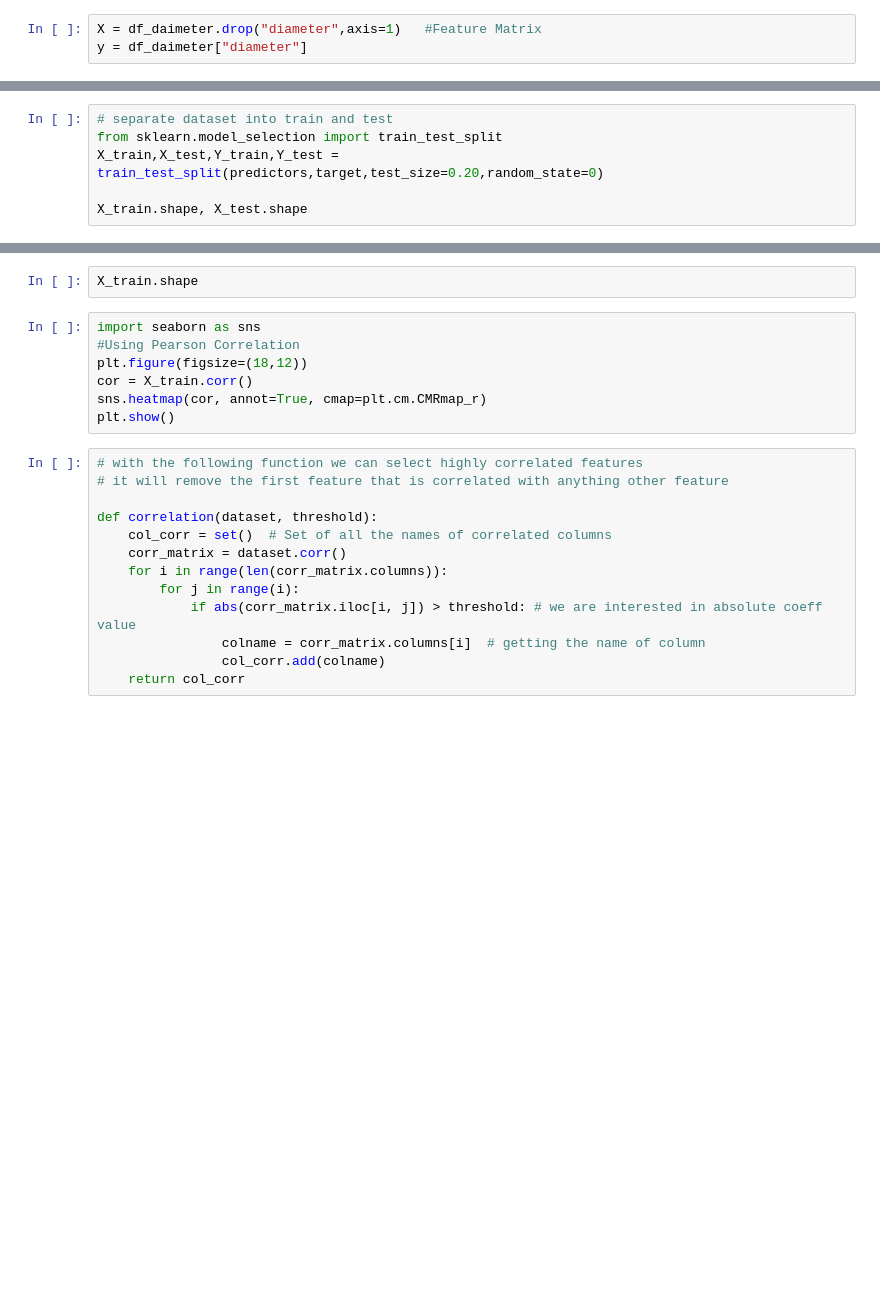
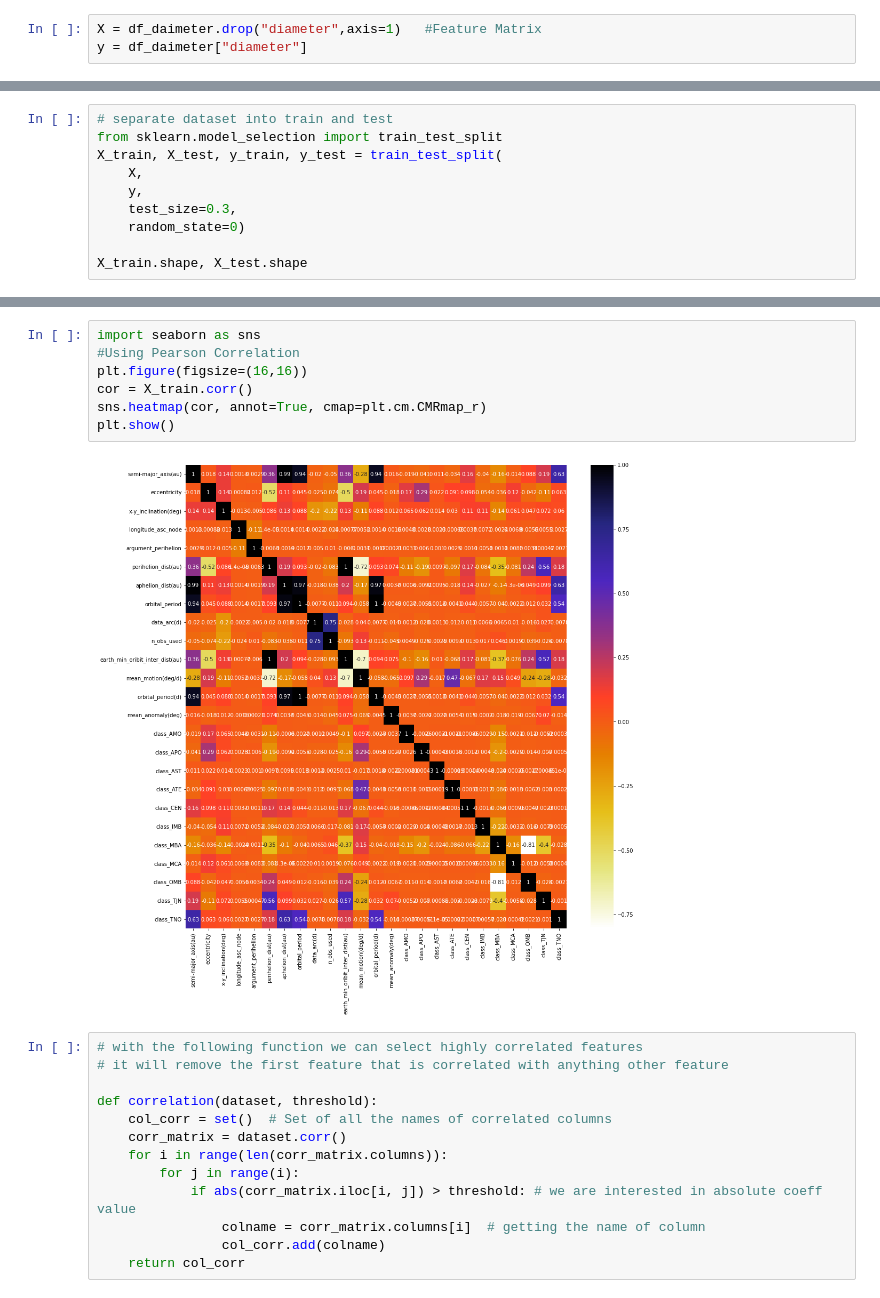
Before and after one commit to mayankbhandari10/Web-scraping-and-Data-Analysis, a Jupyter notebook: Asteroid Diameter Pridiction.ipynb, the cells around one changed output, grey strips where cells are left out. Cells and saved outputs as stored; diff of their text form; blank space fills up the shorter version.

```diff
--- a/Asteroid Diameter Pridiction.ipynb
+++ b/Asteroid Diameter Pridiction.ipynb
@@ -164,6 +376,10 @@ X_train['aphelion_dist(au)']
 # %%
 # separate dataset into train and test
 from sklearn.model_selection import train_test_split
-X_train,X_test,Y_train,Y_test = train_test_split(predictors,target,test_size=0.20,random_state=0)
+X_train, X_test, y_train, y_test = train_test_split(
+    X,
+    y,
+    test_size=0.3,
+    random_state=0)
 
 X_train.shape, X_test.shape
@@ -172,12 +409,12 @@ X_train.head()
-# %%
-X_train.shape
 # %%
 import seaborn as sns
 #Using Pearson Correlation
-plt.figure(figsize=(18,12))
+plt.figure(figsize=(16,16))
 cor = X_train.corr()
 sns.heatmap(cor, annot=True, cmap=plt.cm.CMRmap_r)
 plt.show()
+# %% [output]
+[figure, added]
 # %%
 # with the following function we can select highly correlated features
 # it will remove the first feature that is correlated with anything other feature
```
Also changed, not shown: parts of 68 cells of this notebook.
